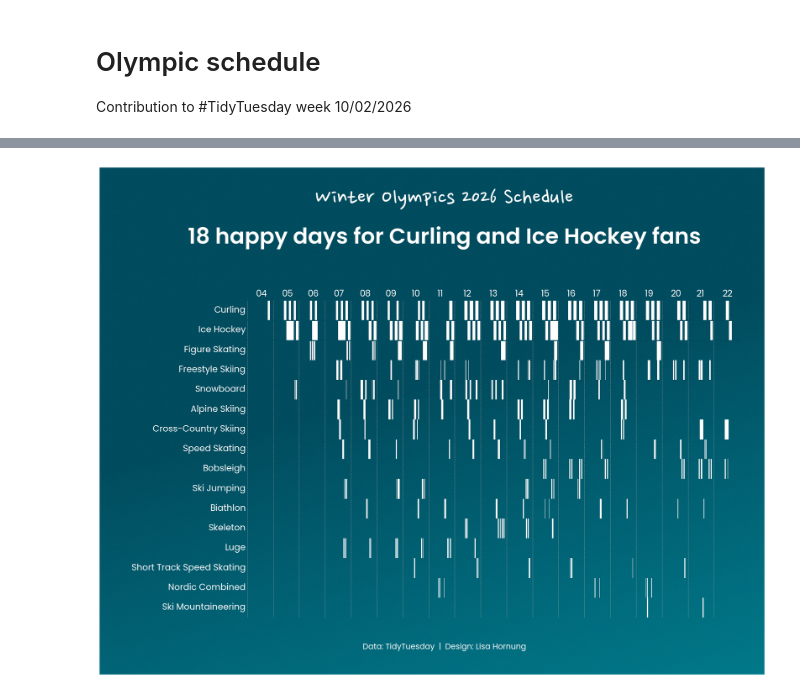
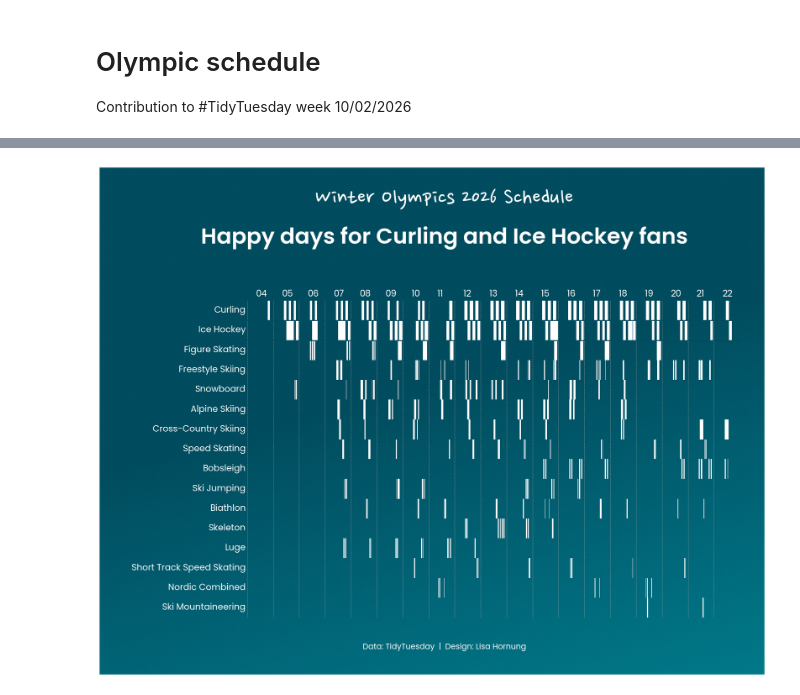
Before and after one commit to Lisa-Ho/small-data-projects, a Jupyter notebook: 2026/2602-olympic-schedule/olympic-schedule.ipynb, the cells around one changed output, grey strips where cells are left out. Cells and saved outputs as stored; diff of their text form; code cells hidden in the pictures.

Commit message:
amended chart title

```diff
--- a/2026/2602-olympic-schedule/olympic-schedule.ipynb
+++ b/2026/2602-olympic-schedule/olympic-schedule.ipynb
@@ -129,32 +129,32 @@ for pos in midnight_positions:
 
 
 #==== yaxis
 dax.tick_params(axis="y", length=0)
 dax.set_yticklabels(dax.get_yticklabels(), rotation=0,
                     font=font_l, fontsize=18, color="white")
 
 num_rows = heatmap_df.T.shape[0]
 for y in range(1, 3):
     dax.axhline(y=y, color="#004C5E", linestyle="solid", linewidth=2)
 
 #=== titles
-plt.figtext(0.4,1.18, "18 happy days for Curling and Ice Hockey fans",
+plt.figtext(0.4,1.18, "Happy days for Curling and Ice Hockey fans",
             color="white",
             ha="center",
             font=font_t, fontsize=45)
 plt.figtext(0.4,1.3, "Winter Olympics 2026 Schedule",
             color="white",
             ha="center",
             font=font_st, fontsize=50)
 plt.figtext(0.4,-0.1, "Data: TidyTuesday  |  Design: Lisa Hornung",
             color="white",
             ha="center",
             font=font_l, fontsize=16)
 
 
 #plt.savefig("olympics-schedule.svg")
 plt.savefig("olympics-schedule.png", bbox_inches='tight')
 
 plt.show()
 # %% [output]
-[figure, old version]
+[figure, new version]
```
